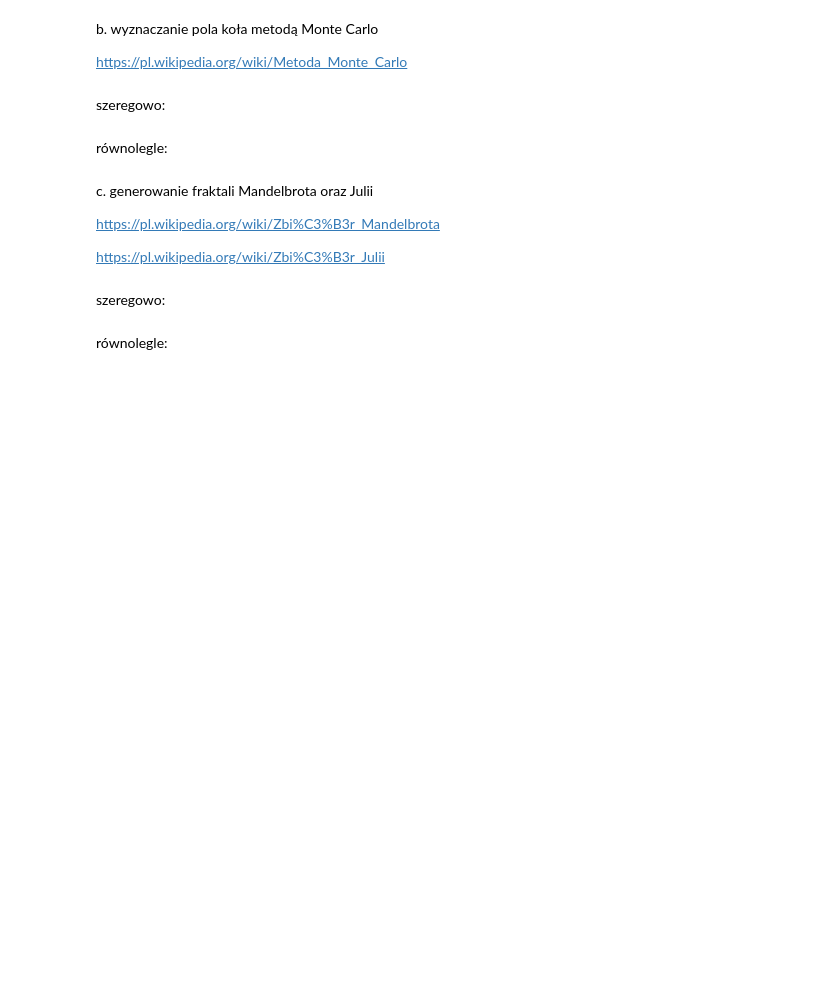
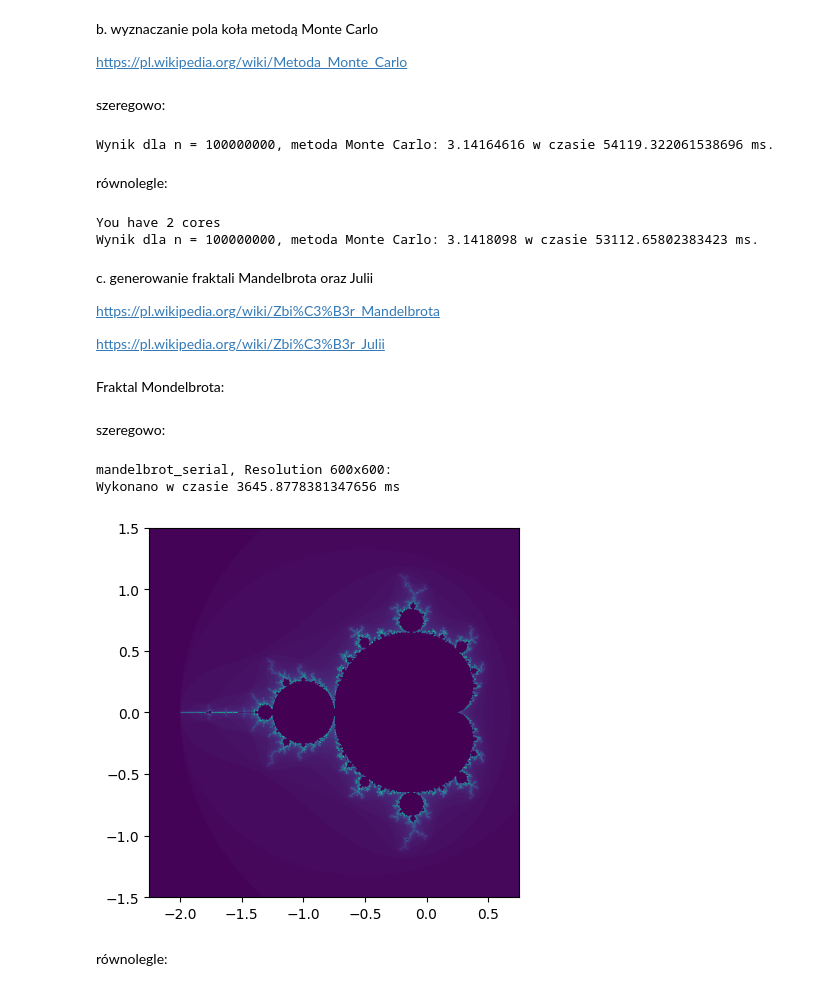
Before and after one commit to Szymqn/ProgramowanieRownolegleIRozproszone, a Jupyter notebook: lab4/zadanie1.ipynb, the cells around one changed output. Drawn from its saved outputs; the diff is of its cells as text; code cells hidden in the pictures; blank space fills up the shorter version.

Commit message:
Implemented Monte Carlo and Mandelbrota, Julii fractals

```diff
--- a/lab4/zadanie1.ipynb
+++ b/lab4/zadanie1.ipynb
@@ -100,2 +105,15 @@ szeregowo:
+# %%
+n = 100000000
+
+start_time = time.time()
+result = pi(n)
+pi_est = result
+end_time = time.time()
+execution_time = end_time - start_time
+execution_time *= 1000
+
+print(f"Wynik dla n = {n}, metoda Monte Carlo: {pi_est} w czasie {execution_time} ms.")
+# %% [output]
+Wynik dla n = 100000000, metoda Monte Carlo: 3.14164616 w czasie 54119.322061538696 ms.
 # %% [markdown]
 równolegle:
@@ -102,10 +129,75 @@ równolegle:
+# %%
+start_time = time.time()
+np = cpu_count()
+print(f'You have {np} cores')
+n = 100000000
+part_count = [n/np for i in range(np)]
+
+with Pool(processes=np) as pool:
+  count = pool.map(pi_part, part_count)
+  pi_est = sum(count) / (n * 1.0) * 4
+  end_time = time.time()
+  execution_time = end_time - start_time
+  execution_time *= 1000
+  print(f"Wynik dla n = {n}, metoda Monte Carlo: {pi_est} w czasie {execution_time} ms.")
+# %% [output]
+You have 2 cores
+Wynik dla n = 100000000, metoda Monte Carlo: 3.1418098 w czasie 53112.65802383423 ms.
 # %% [markdown]
 c. generowanie fraktali Mandelbrota oraz Julii
 
 https://pl.wikipedia.org/wiki/Zbi%C3%B3r_Mandelbrota
 
 https://pl.wikipedia.org/wiki/Zbi%C3%B3r_Julii
+# %% [markdown]
+Fraktal Mondelbrota:
 # %% [markdown]
 szeregowo:
+# %%
+def mandelbrot(c, max_iterations=100):
+    z = 0
+    for i in range(max_iterations):
+        z = z ** 2 + c
+        if z.real ** 2 + z.imag ** 2 > 4:
+            return i + 1
+        if i == max_iterations - 1:
+            return 0
+
+
+def mandelbrot_serial(xmin, xmax, ymin, ymax, N=100):
+    incx = fabs((xmax - xmin) / N)
+    incy = fabs((ymax - ymin) / N)
+    x, y, myList, n, arr = xmin, ymax, [], 1, np.ndarray(shape=(0, N))
+    while y > ymin and n <= N:
+        while x < xmax:
+            i = mandelbrot(complex(x, y), 100)
+            myList.append(i)
+            x += incx
+        arr = np.append(arr, np.array([myList[:N]]), axis=0)
+        x = xmin
+        y -= incy
+        myList = []
+        n += 1
+    return arr
+# %%
+xmin = -2.25
+xmax = 0.75
+ymin = -1.5
+ymax = 1.5
+
+print('mandelbrot_serial, Resolution 600x600:')
+start_time = time.time()
+arr = mandelbrot_serial(xmin, xmax, ymin, ymax, N=600)
+end_time = time.time()
+execution_time = end_time - start_time
+execution_time *= 1000
+print(f"Wykonano w czasie {execution_time} ms.")
+plt.imshow(arr, extent=[xmin, xmax, ymin, ymax])
+plt.savefig('MandelBrot.png')
+plt.show()
+# %% [output]
+mandelbrot_serial, Resolution 600x600:
+Wykonano w czasie 3645.8778381347656 ms
+[figure, added]
 # %% [markdown]
 równolegle:
```
Also changed, not shown: parts of 16 cells of this notebook.
